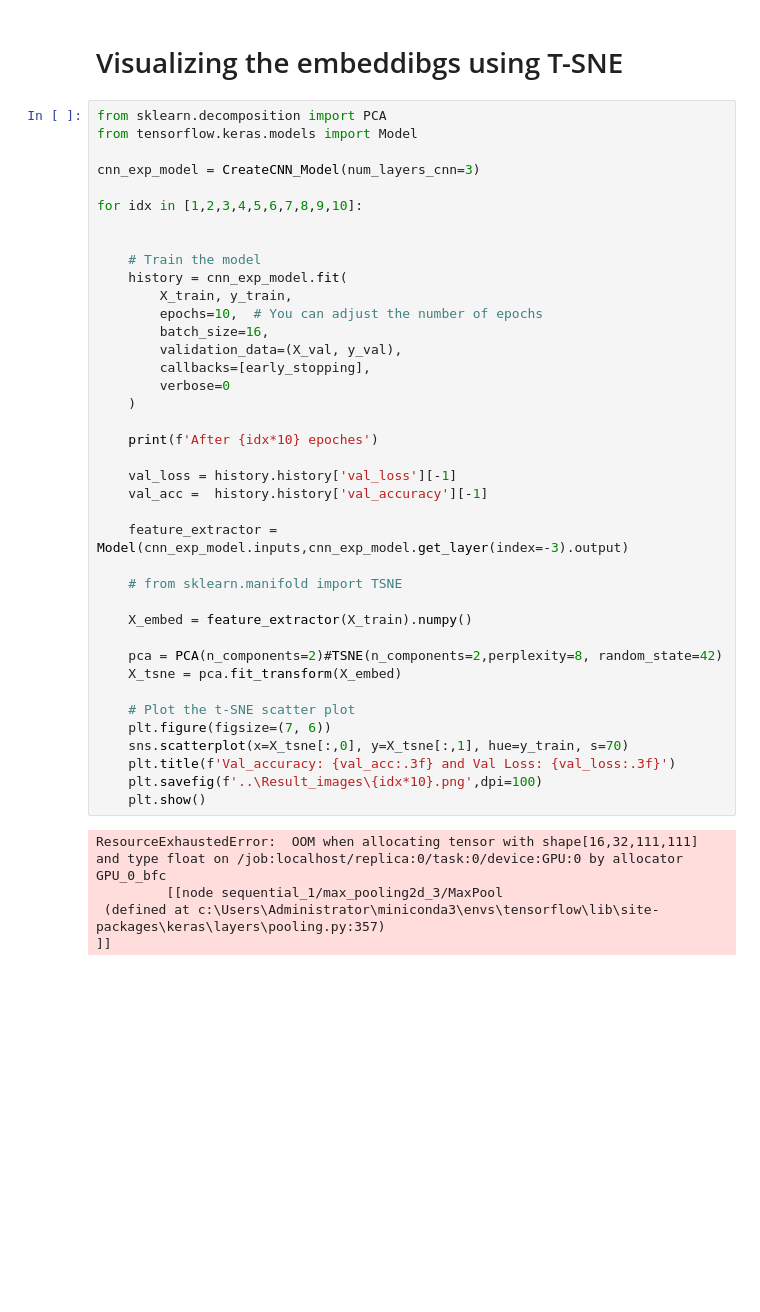
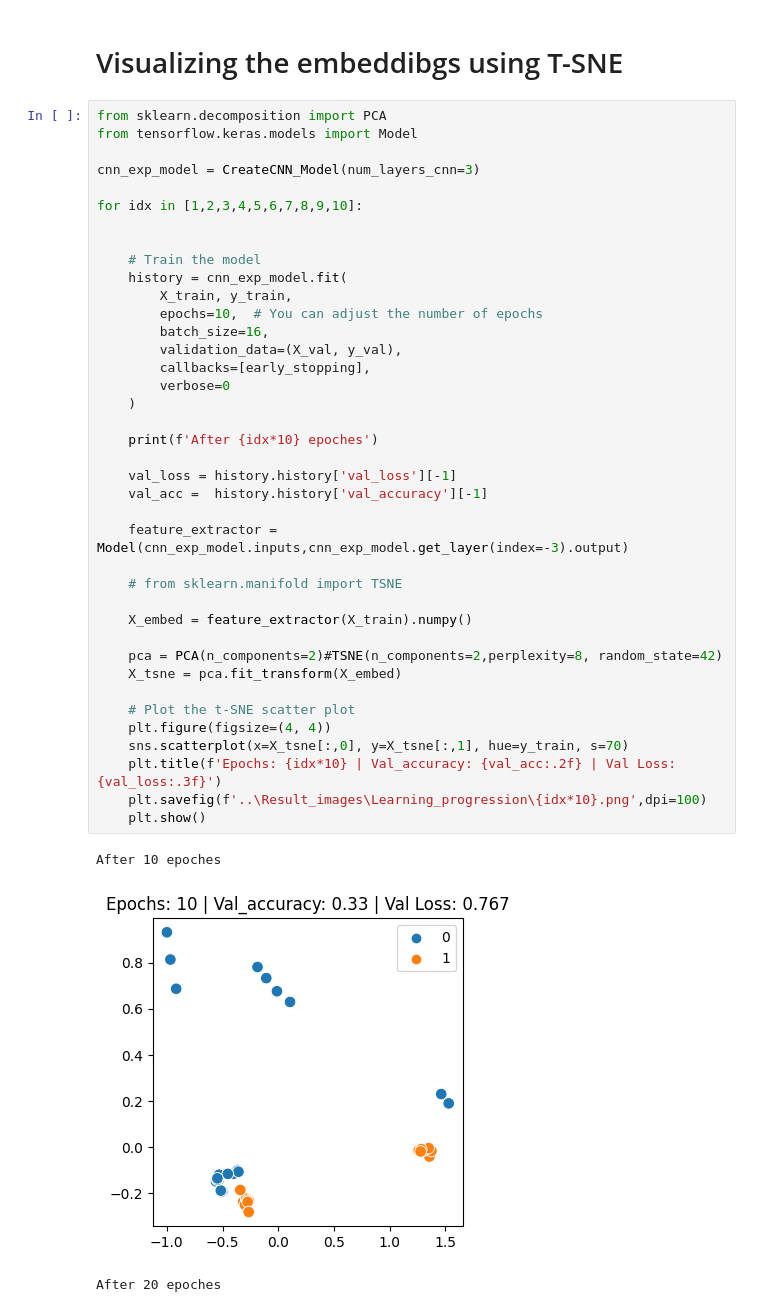
Before and after one commit to mohan696matlab/Test_1, a Jupyter notebook: Part_2_CNN_Model_Selection.ipynb, the cells around one changed output. Saved outputs shown, nothing was run; the diff lists cells and outputs as text; blank space fills up the shorter version.

```diff
--- a/Part_2_CNN_Model_Selection.ipynb
+++ b/Part_2_CNN_Model_Selection.ipynb
@@ -209,37 +209,36 @@ for idx in [1,2,3,4,5,6,7,8,9,10]:
 
 
     # Train the model
     history = cnn_exp_model.fit(
         X_train, y_train,
         epochs=10,  # You can adjust the number of epochs
         batch_size=16,
         validation_data=(X_val, y_val),
         callbacks=[early_stopping],
         verbose=0
     )
 
     print(f'After {idx*10} epoches')
 
     val_loss = history.history['val_loss'][-1]
     val_acc =  history.history['val_accuracy'][-1]
 
     feature_extractor = Model(cnn_exp_model.inputs,cnn_exp_model.get_layer(index=-3).output)
 
     # from sklearn.manifold import TSNE
 
     X_embed = feature_extractor(X_train).numpy()
 
     pca = PCA(n_components=2)#TSNE(n_components=2,perplexity=8, random_state=42)
     X_tsne = pca.fit_transform(X_embed)
 
     # Plot the t-SNE scatter plot
-    plt.figure(figsize=(7, 6))
+    plt.figure(figsize=(4, 4))
     sns.scatterplot(x=X_tsne[:,0], y=X_tsne[:,1], hue=y_train, s=70)
-    plt.title(f'Val_accuracy: {val_acc:.3f} and Val Loss: {val_loss:.3f}')
-    plt.savefig(f'..\Result_images\{idx*10}.png',dpi=100)
+    plt.title(f'Epochs: {idx*10} | Val_accuracy: {val_acc:.2f} | Val Loss: {val_loss:.3f}')
+    plt.savefig(f'..\Result_images\Learning_progression\{idx*10}.png',dpi=100)
     plt.show()
 # %% [output]
-ResourceExhaustedError:  OOM when allocating tensor with shape[16,32,111,111] and type float on /job:localhost/replica:0/task:0/device:GPU:0 by allocator GPU_0_bfc
-         [[node sequential_1/max_pooling2d_3/MaxPool
- (defined at c:\Users\Administrator\miniconda3\envs\tensorflow\lib\site-packages\keras\layers\pooling.py:357)
-]]
+After 10 epoches
+[figure, added]
+After 20 epoches
```
Also changed, not shown: parts of 2 cells of this notebook.
